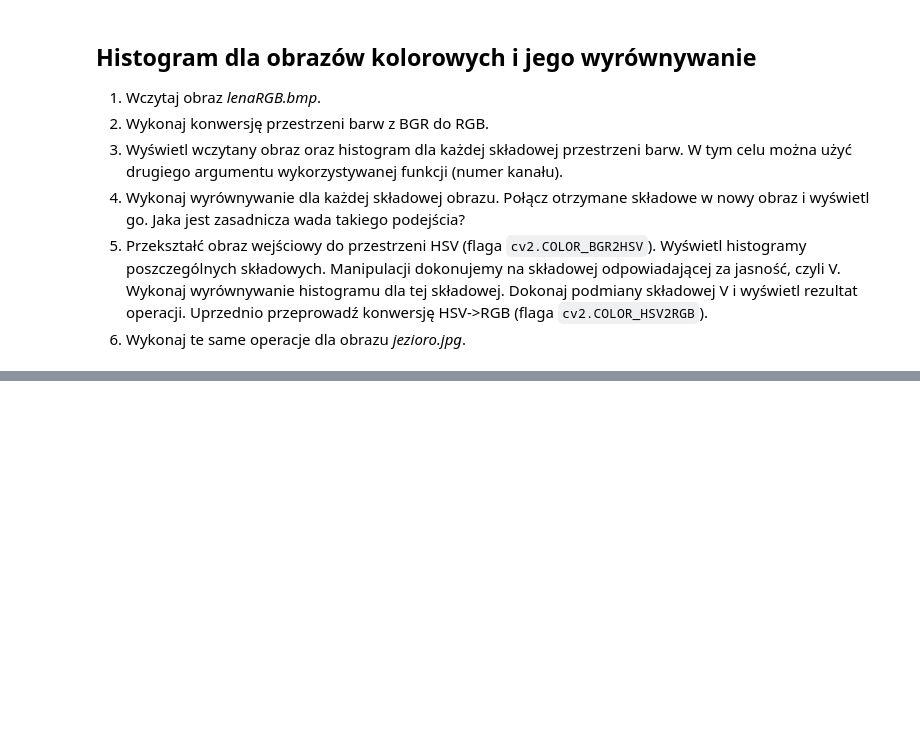
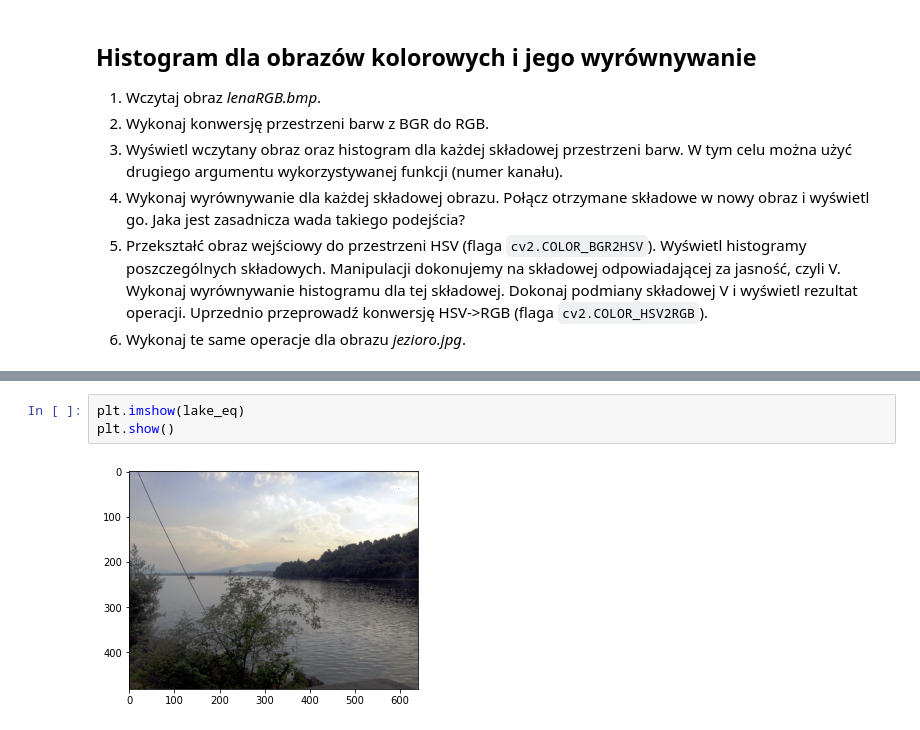
Before and after one commit to RysiekPrecikowski/WDCPO, a Jupyter notebook: lab3.ipynb, the cells around one changed output, grey strips where cells are left out. Drawn from its saved outputs; the diff is of its cells as text; blank space fills up the shorter version.

```diff
--- a/lab3.ipynb
+++ b/lab3.ipynb
@@ -295,0 +386,5 @@ if not os.path.exists("jezioro.jpg") :
+# %%
+plt.imshow(lake_eq)
+plt.show()
+# %% [output]
+[figure, added]
```
Also changed, not shown: parts of 22 cells of this notebook.
